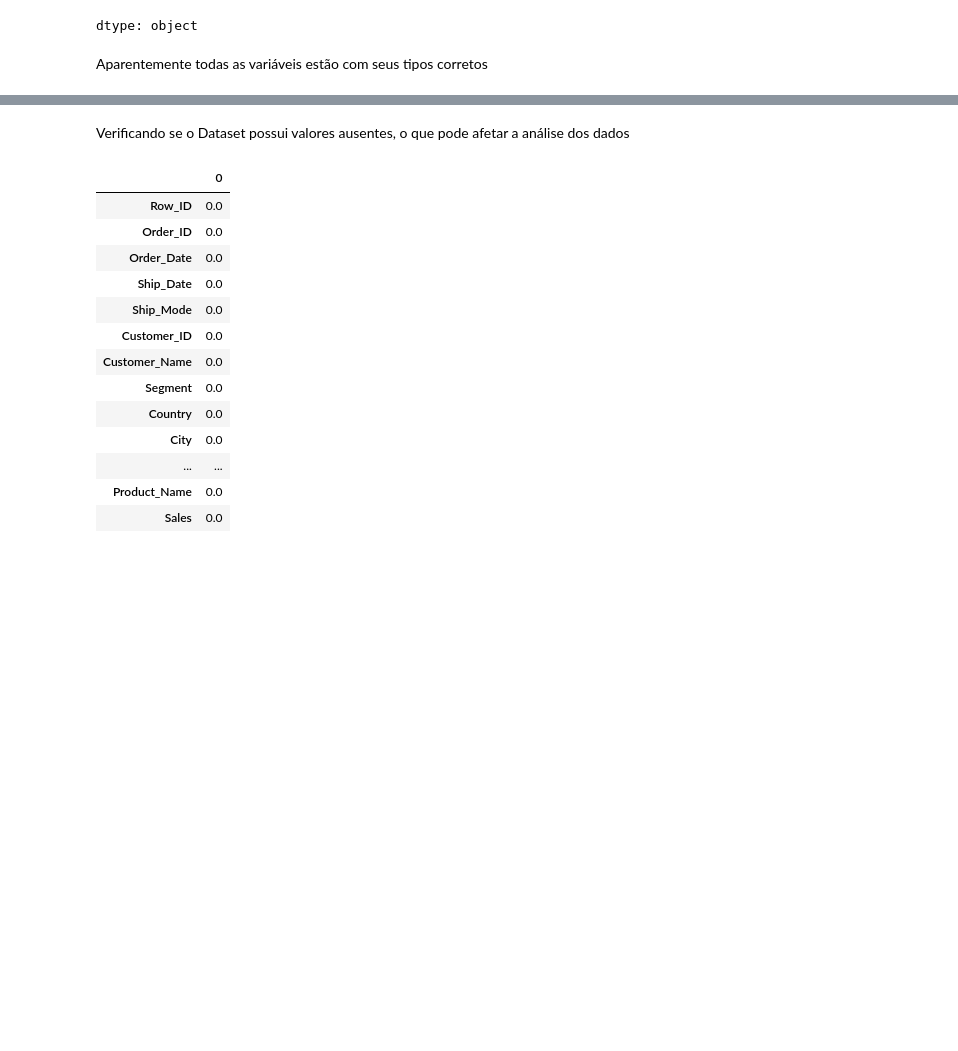
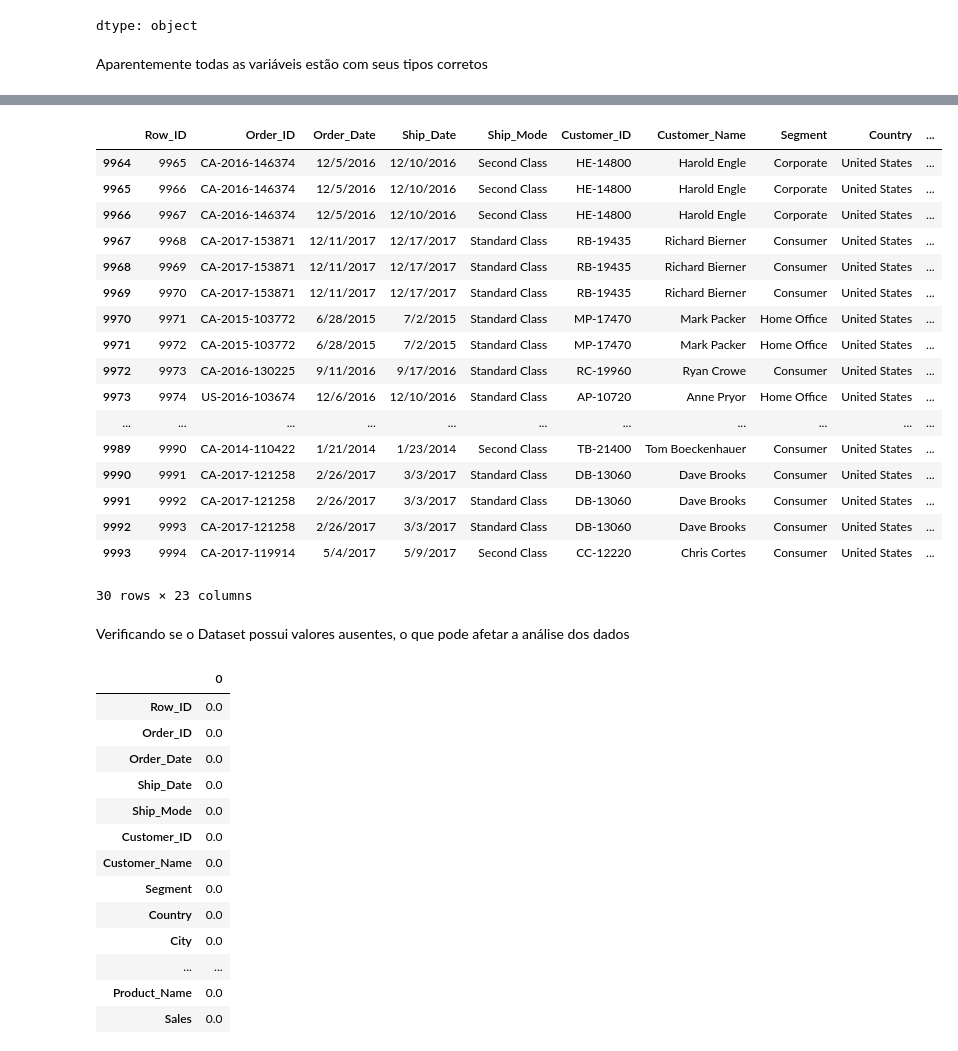
Before and after one commit to Ronaldo-Junior1/analise-dados-supermercado, a Jupyter notebook: Analise_base_supermercadoTeste.ipynb, the cells around one changed output, grey strips where cells are left out. Saved outputs shown, nothing was run; the diff lists cells and outputs as text; code cells hidden in the pictures; blank space fills up the shorter version.

```diff
--- a/Analise_base_supermercadoTeste.ipynb
+++ b/Analise_base_supermercadoTeste.ipynb
@@ -115,3 +115,5 @@ df.dtypes
 dtype: object
 # %% [markdown]
 Aparentemente todas as variáveis estão com seus tipos corretos
+# %%
+df["Order_Date_Formatado"] = pd.to_datetime(df['Order_Date'])
@@ -118,3 +137,24 @@ Aparentemente todas as variáveis estão com seus tipos corretos
+# %%
+df.tail(30)
+# %% [output]
+|  | Row_ID | Order_ID | Order_Date | Ship_Date | Ship_Mode | Customer_ID | Customer_Name | Segment | Country | ... |
+| 9964 | 9965 | CA-2016-146374 | 12/5/2016 | 12/10/2016 | Second Class | HE-14800 | Harold Engle | Corporate | United States | ... |
+| 9965 | 9966 | CA-2016-146374 | 12/5/2016 | 12/10/2016 | Second Class | HE-14800 | Harold Engle | Corporate | United States | ... |
+| 9966 | 9967 | CA-2016-146374 | 12/5/2016 | 12/10/2016 | Second Class | HE-14800 | Harold Engle | Corporate | United States | ... |
+| 9967 | 9968 | CA-2017-153871 | 12/11/2017 | 12/17/2017 | Standard Class | RB-19435 | Richard Bierner | Consumer | United States | ... |
+| 9968 | 9969 | CA-2017-153871 | 12/11/2017 | 12/17/2017 | Standard Class | RB-19435 | Richard Bierner | Consumer | United States | ... |
+| 9969 | 9970 | CA-2017-153871 | 12/11/2017 | 12/17/2017 | Standard Class | RB-19435 | Richard Bierner | Consumer | United States | ... |
+| 9970 | 9971 | CA-2015-103772 | 6/28/2015 | 7/2/2015 | Standard Class | MP-17470 | Mark Packer | Home Office | United States | ... |
+| 9971 | 9972 | CA-2015-103772 | 6/28/2015 | 7/2/2015 | Standard Class | MP-17470 | Mark Packer | Home Office | United States | ... |
+| 9972 | 9973 | CA-2016-130225 | 9/11/2016 | 9/17/2016 | Standard Class | RC-19960 | Ryan Crowe | Consumer | United States | ... |
+| 9973 | 9974 | US-2016-103674 | 12/6/2016 | 12/10/2016 | Standard Class | AP-10720 | Anne Pryor | Home Office | United States | ... |
+| ... | ... | ... | ... | ... | ... | ... | ... | ... | ... | ... |
+| 9989 | 9990 | CA-2014-110422 | 1/21/2014 | 1/23/2014 | Second Class | TB-21400 | Tom Boeckenhauer | Consumer | United States | ... |
+| 9990 | 9991 | CA-2017-121258 | 2/26/2017 | 3/3/2017 | Standard Class | DB-13060 | Dave Brooks | Consumer | United States | ... |
+| 9991 | 9992 | CA-2017-121258 | 2/26/2017 | 3/3/2017 | Standard Class | DB-13060 | Dave Brooks | Consumer | United States | ... |
+| 9992 | 9993 | CA-2017-121258 | 2/26/2017 | 3/3/2017 | Standard Class | DB-13060 | Dave Brooks | Consumer | United States | ... |
+| 9993 | 9994 | CA-2017-119914 | 5/4/2017 | 5/9/2017 | Second Class | CC-12220 | Chris Cortes | Consumer | United States | ... |
+30 rows × 23 columns
 # %% [markdown]
 Verificando se o Dataset possui valores ausentes, o que pode afetar a análise dos dados
 # %%
```
Also changed, not shown: parts of 4 cells of this notebook.
